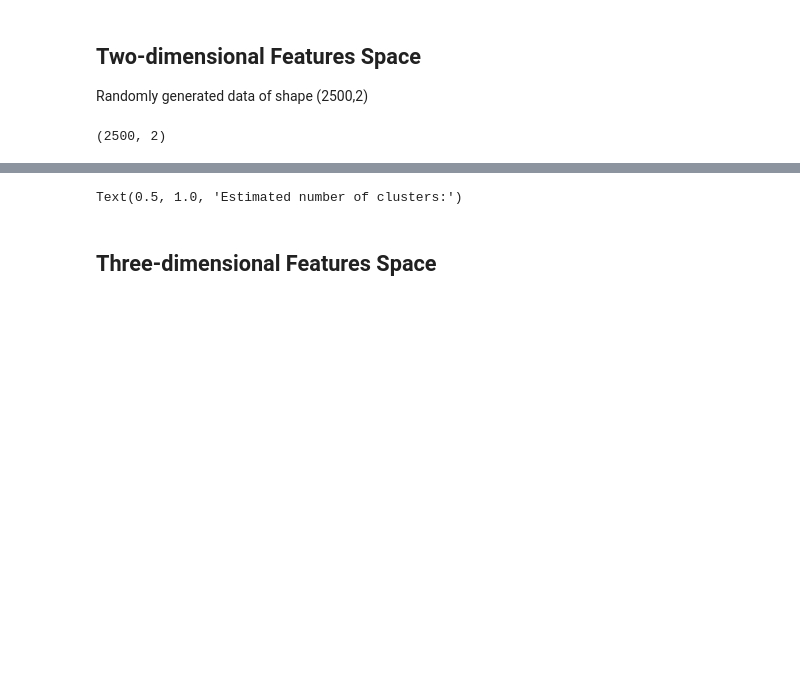
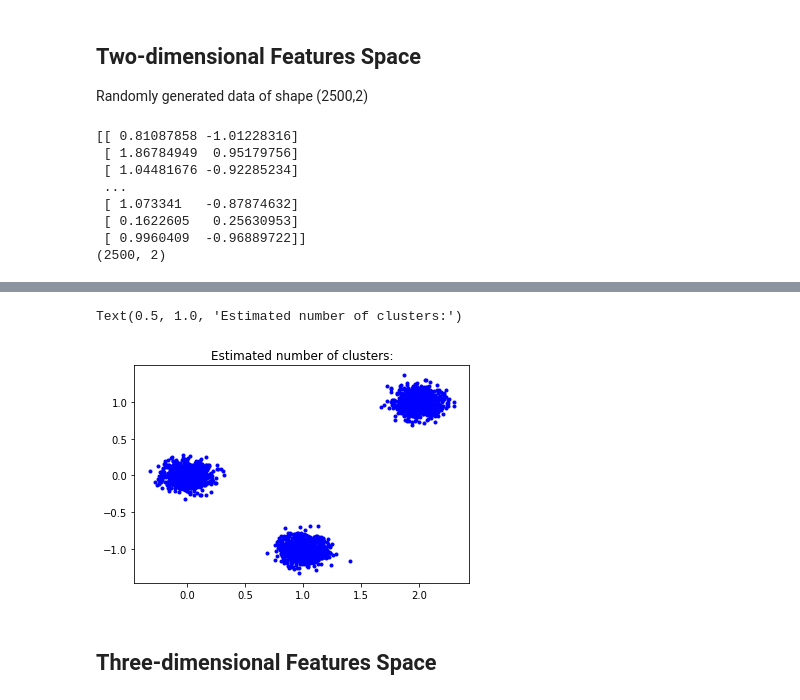
Before and after one commit to Kornvalles/dat4sem2020spring-python, a Jupyter notebook: 10-1 Machine Learning basics and Feature Spaces.ipynb, the cells around one changed output, grey strips where cells are left out. Saved outputs shown, nothing was run; the diff lists cells and outputs as text; code cells hidden in the pictures; blank space fills up the shorter version.

```diff
--- a/10-1 Machine Learning basics.ipynb
+++ b/10-1 Machine Learning basics and Feature Spaces.ipynb
@@ -92,15 +99,22 @@ shape data (400, 1) [[0.]
 Randomly generated data of shape (2500,2)
 # %%
 import matplotlib.pyplot as plt
-from sklearn.datasets.samples_generator import make_blobs
+from sklearn.datasets import make_blobs
 
 centers = [[2, 1], [0, 0], [1, -1]] # centers are now 2-d
-data_2d, _ = make_blobs(n_samples=2500, centers=centers,
-                        cluster_std=0.1)
+data_2d, _ = make_blobs(n_samples=2500, centers=centers, cluster_std=0.1)
+print(data_2d)
 print(np.shape(data_2d))
 plt.plot(data_2d[:,0], data_2d[:,1], 'b.')
 
-plt.title('Estimated number of clusters:')
+plt.title('Clusters based around the center values:')
 #plt.show()
 # %% [output]
+[[ 0.81087858 -1.01228316]
+ [ 1.86784949  0.95179756]
+ [ 1.04481676 -0.92285234]
+ ...
+ [ 1.073341   -0.87874632]
+ [ 0.1622605   0.25630953]
+ [ 0.9960409  -0.96889722]]
 (2500, 2)
@@ -109,4 +121,5 @@ plt.title('Estimated number of clusters:')
 Text(0.5, 1.0, 'Estimated number of clusters:')
+[figure, added]
 # %% [markdown]
 ## Three-dimensional Features Space
 # %%
```
Also changed, not shown: parts of 4 cells of this notebook, 4 other files.
